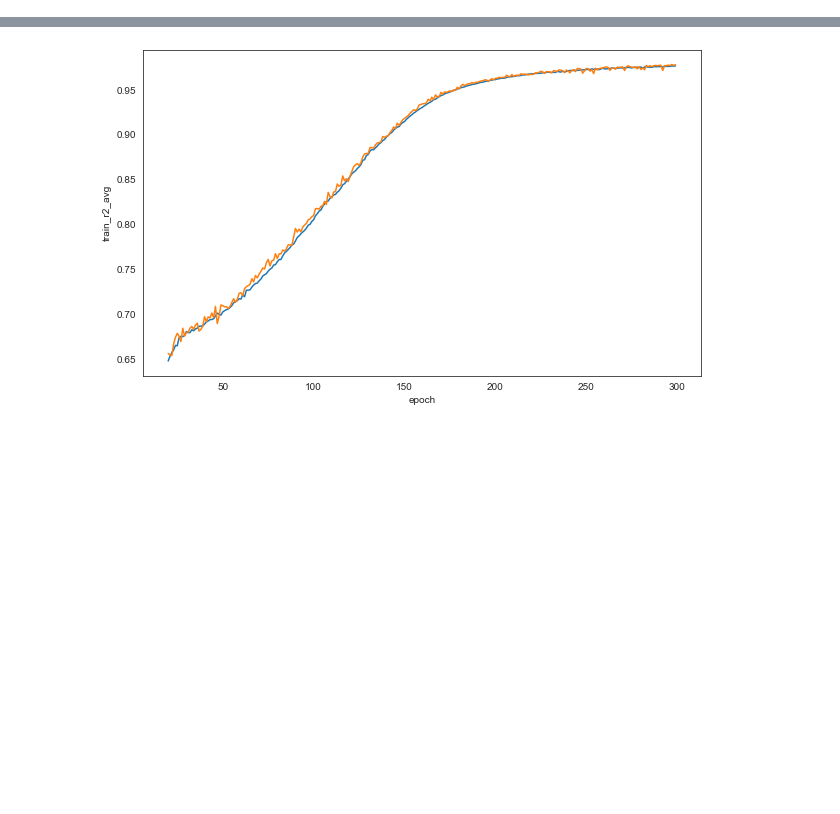
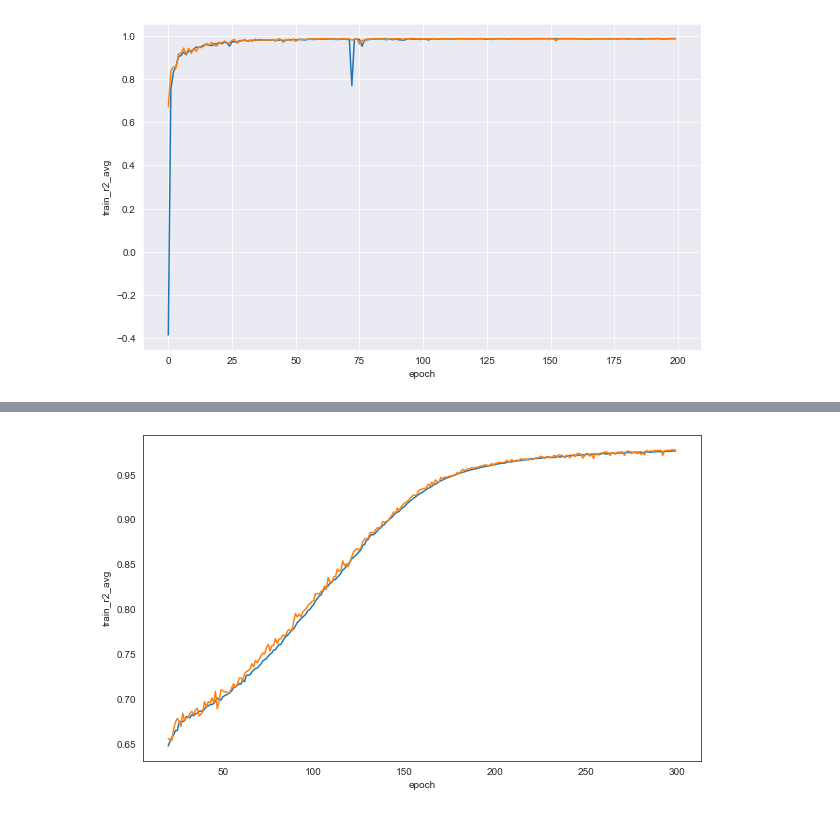
Before and after one commit to ArdenteX/Rockey_Reconstruction, a Jupyter notebook: Rock/GraintExoTrain.ipynb, the cells around one changed output, grey strips where cells are left out. Cells and saved outputs as stored; diff of their text form; code cells hidden in the pictures; blank space fills up the shorter version.

```diff
--- a/Rock/GraintExoTrain.ipynb
+++ b/Rock/GraintExoTrain.ipynb
@@ -37,0 +34,4 @@ test_train.plot_loss(t_l, v_l)
+# %%
+t_loader, v_loader, t_x, t_y, m_x, m_y = load_data(df_GG, input_parameters, output_parameters, batch_size=256)
+# %%
+trainer = TorchTrainer(epoch=200)
@@ -37,0 +40,8 @@ test_train.plot_loss(t_l, v_l)
+# %%
+model = mdn(len(input_parameters), len(output_parameters), 20, 512)
+init_weights(model)
+criterion = NLLLoss()
+pdf = Mixture()
+optim = torch.optim.Adam(split_weights(model), lr=0.0005, weight_decay=0.001)
+# %%
+t_l, v_l, val_r2, train_r2, mse = trainer.fit_for_MDN(t_loader, v_loader, criterion, model=model, mixture=pdf, model_save_path='D:\\Resource\\MDN\\GrainExoModel\\', optim=optim, best_r2=0.8, lr_milestones=[15, 45, 60, 110, 130, 150], gamma=0.7)
@@ -37,0 +79,9 @@ test_train.plot_loss(t_l, v_l)
+# %%
+result_pd = pd.DataFrame()
+result_pd['epoch'] = range(200)
+result_pd['train_r2_avg'] = train_r2
+result_pd['val_r2_avg'] = val_r2
+
+plot_line_2(y_1='train_r2_avg', y_2='val_r2_avg', df=result_pd, fig_size=(10, 6), output_path=".\\imgs\\GasGiants_MDN20240116_TrainValR2_2.png", dpi=300)
+# %% [output]
+[figure, added]
```
Also changed, not shown: parts of 18 cells of this notebook, 7 other files.
